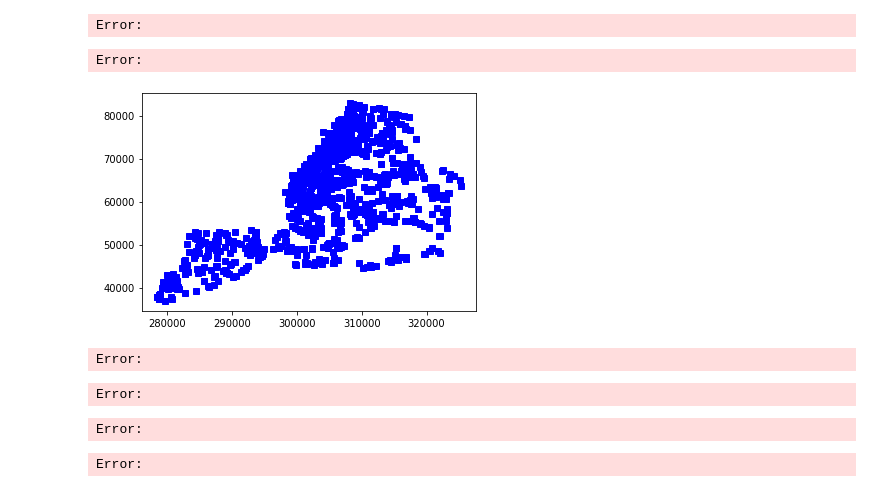
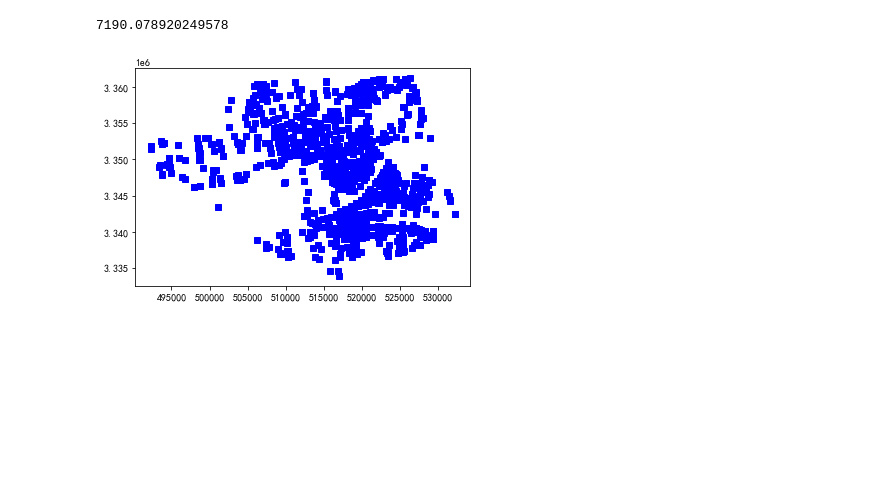
Before and after one commit to zjuyfy/zjuMCM, a Jupyter notebook: gurobi_location.ipynb, the cells around one changed output. Cells and saved outputs as stored; diff of their text form; code cells hidden in the pictures; blank space fills up the shorter version.

```diff
--- a/gurobi_location.ipynb
+++ b/gurobi_location.ipynb
@@ -7,6 +5,0 @@ Error:
-# %%
-ablty=20
-coe=1+10/100
-# %% [output]
-Error:
-Error:
@@ -13,23 +9,21 @@ Error:
 # %%
 # demandCoordinates = [(88, 16), (25, 76), (69, 13), (73, 56), (80, 100), (22, 92), (32, 84), (73, 46), (
 #         29, 10), (92, 32), (44, 44), (55, 26), (71, 27), (51, 91), (89, 54), (43, 28), (40, 78), (60, 66)]
-data=np.load("xy坐标.npy")
+data=np.load("杭州mergedXY.npy")
+# print(data)
 demandCoordinates=[(data[i][0],data[i][1]) for i in range(data.shape[0])]
 size=data.shape[0]
-q=[1 for i in range(size)]
-p=300
+q=[random.random()*10 for i in range(size)]
 for xy in demandCoordinates:
     plt.plot(xy[0],xy[1],c="b",marker="s")
+
+np.sum(q)
 # %% [output]
+7190.078920249578
-[figure, old version]
+[figure, new version]
-Error:
-Error:
 # %%
 A=[(i,j) for i in range(size) for j in range(size)]
 N=[i for i in range(size)]
 dis={(i,j):np.hypot(demandCoordinates[i][0]-demandCoordinates[j][0],demandCoordinates[i][1]-demandCoordinates[j][1]) for i,j in A}
-# %% [output]
-Error:
-Error:
 # %%
 from gurobipy import Model, GRB , quicksum
```
Also changed, not shown: parts of 16 cells of this notebook, 3 other files.
